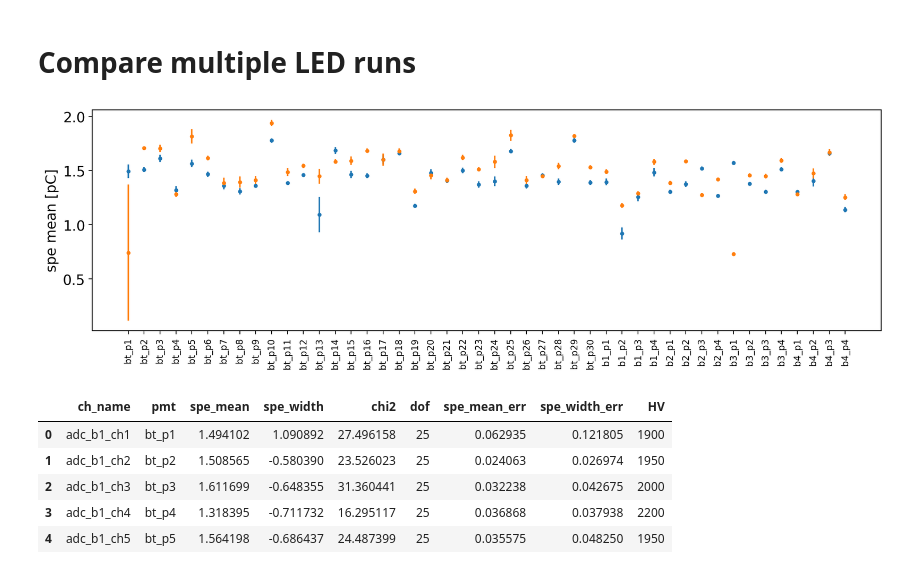
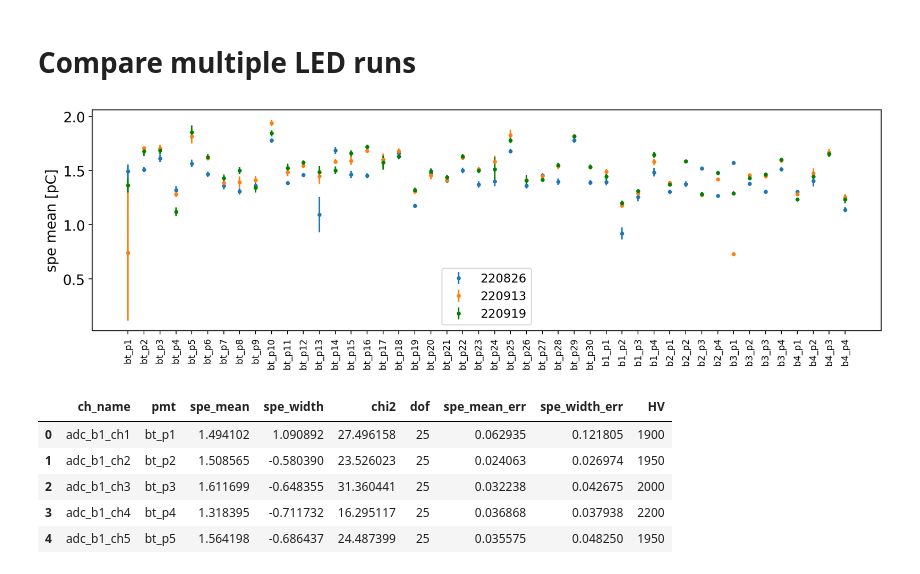
Before and after one commit to BNLIF/drop, a Jupyter notebook: analysis/led.ipynb, the cells around one changed output. Cells and saved outputs as stored; diff of their text form; code cells hidden in the pictures.

Commit message:
add a new led calibration results

```diff
--- a/analysis/led.ipynb
+++ b/analysis/led.ipynb
@@ -22,4 +29,2 @@ DATA_DIR='../data/'
 # %% [output]
 4.1.9
-# %%
-adc_to_mV=2000/(2**14-1)
@@ -98 +31,24 @@ this_i=0
+# %%
+"""
+defined a list of LED runs
+"""
+
+labels = [7.65, 7.70, 7.75, 7.80]
+file_list = [
+    "led_optHV_5dB_7.65V_220919T1727.root",
+    "led_optHV_5dB_7.70V_220919T1718.root",
+    "led_optHV_5dB_7.75V_220919T1715.root",
+    "led_optHV_5dB_7.80V_220919T1711.root",
+]
+# %%
+"""
+Open one of the files
+Check out a random waveform before doing any analysis
+"""
+f = uproot.open('../data/%s' % file_list[0])
+t=f['daq']
+raw = t['adc_b3_ch8'].array(library='np')
+
+# this index iterates every times you run the next cell
+this_i=0
 # %%
@@ -191,6 +156,9 @@ def calc_ch_vars(adc, ch, n_events=10000, roi_start_ns=264, roi_length=40, peak_
         freq=freq
     )
 # %%
+"""
+find_peak_time will also make plots of peak_time vs height.
+"""
 def find_peak_time(adc, ch_id, n_events=10000, roi_length=40, peak_cut=2):
     ch = map_ch_name[ch_id[0]]
     n_samples = len(adc[ch][0])
@@ -233,6 +201,6 @@ def find_peak_time(adc, ch_id, n_events=10000, roi_length=40, peak_cut=2):
     plt.show()
     return output
 
-v=7.80
+v=7.75
 pT_min = find_peak_time(adc[v], ch_id[v], n_events=10000, roi_length=40, peak_cut=2.5)
 # %% [output]
@@ -753,31 +703,34 @@ gain_curve(2025)/gain_curve(2000)
 # %%
 file_paths = [
     "bnl1t_spe_fit_results_220826.csv",
     "bnl1t_spe_fit_results_220913.csv",
+    "bnl1t_spe_fit_results_220919.csv",
 ]
 
-colors = ['tab:blue', 'tab:orange']
+colors = ['tab:blue', 'tab:orange', 'green']
+legs = ['220826', '220913', '220919']
 
-
-plt.figure(figsize=[12, 4], dpi=90)
+fig = plt.figure(figsize=[12, 4], dpi=90)
 # ax1 = plt.subplot(211)
 # ax2 = plt.subplot(212, sharex = ax1)
 # make a little extra space between the subplots
 fig.subplots_adjust(hspace=0.5)
-ax1.get_shared_x_axes().join(ax1, ax2)
+#ax1.get_shared_x_axes().join(ax1, ax2)
 for i, f in enumerate(file_paths):
     df = pd.read_csv(f)
     pmt = df['pmt'].tolist()
     spe_mean = df['spe_mean'].to_numpy()
     spe_mean_err = df['spe_mean_err'].to_numpy()
-    plt.errorbar(pmt, spe_mean, yerr=spe_mean_err, color=colors[i], marker='.', linestyle="None")
+    plt.errorbar(pmt, spe_mean, yerr=spe_mean_err, label=legs[i],
+                 color=colors[i], marker='.', linestyle="None")
 
 plt.xticks(rotation=90, fontsize=9)
 plt.ylabel('spe mean [pC]')
 plt.tight_layout()
+plt.legend(fontsize=12, loc='lower center')
 plt.show()
 # %% [output]
-[figure, old version]
+[figure, new version]
 # %%
 df
 # %% [output]
```
Also changed, not shown: parts of 18 cells of this notebook, 2 other files.
